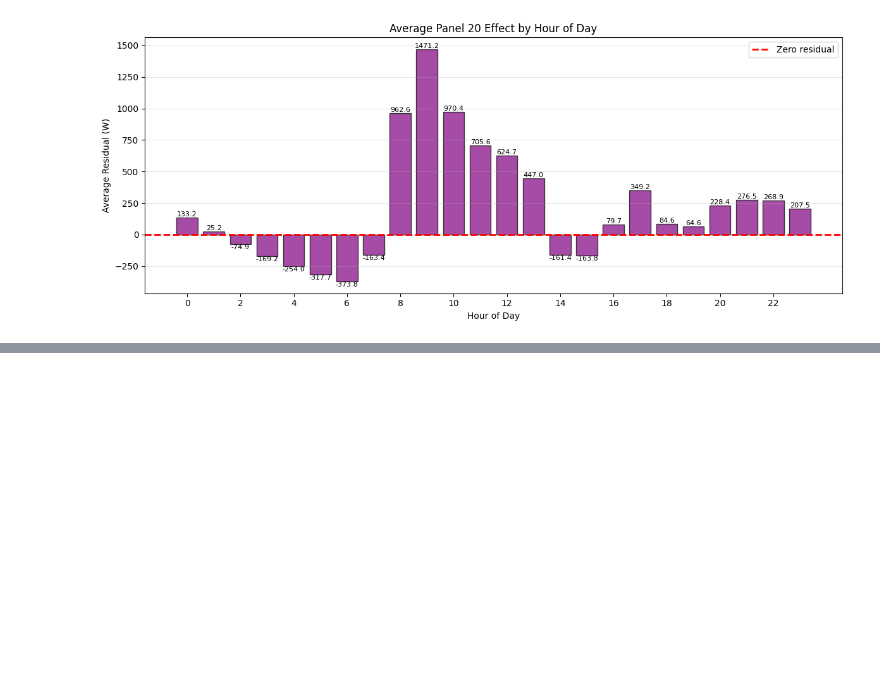
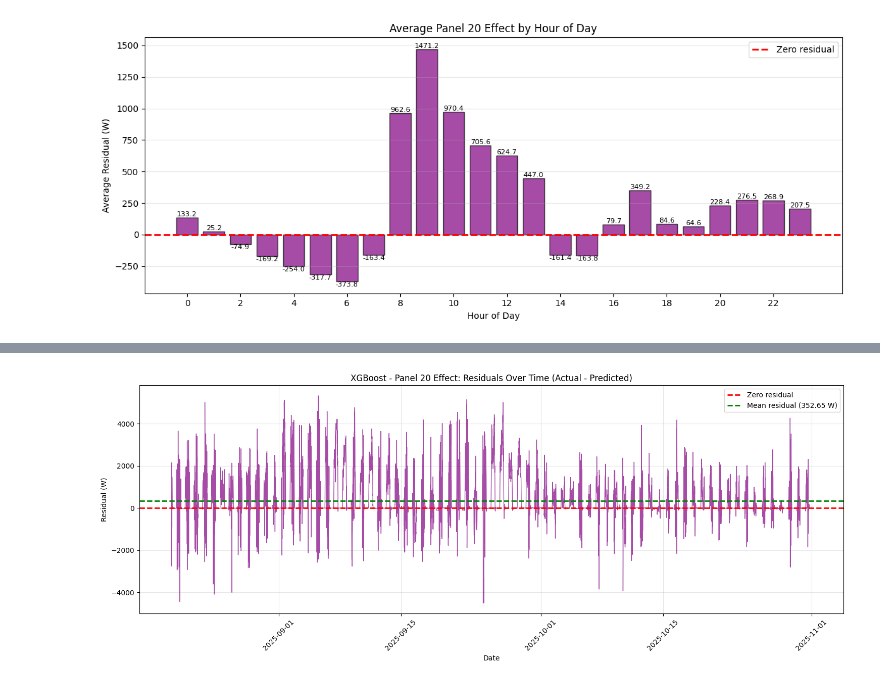
Before and after one commit to nhphuong2504/agrivoltaics, a Jupyter notebook: analyze-2.ipynb, the cells around one changed output, grey strips where cells are left out. Saved outputs shown, nothing was run; the diff lists cells and outputs as text; code cells hidden in the pictures; blank space fills up the shorter version.

```diff
--- a/analyze-2.ipynb
+++ b/analyze-2.ipynb
@@ -543,0 +747,18 @@ plt.show()
+# %%
+# Calculate residuals (Panel 20 Effect) for XGBoost
+# Residual = Actual - Predicted
+residuals_20_xgb = y_20 - y_20_pred_xgb
+
+print("XGBoost Residual Analysis (Panel 20 Effect):")
+print(f"  Mean residual: {residuals_20_xgb.mean():.4f} W")
+print(f"  Median residual: {residuals_20_xgb.median():.4f} W")
+print(f"  Std deviation: {residuals_20_xgb.std():.4f} W")
+print(f"  Min residual: {residuals_20_xgb.min():.4f} W")
+print(f"  Max residual: {residuals_20_xgb.max():.4f} W")
+print(f"\nInterpretation:")
+if residuals_20_xgb.mean() > 0:
+    print(f"  On average, Sensor 20 produces {residuals_20_xgb.mean():.2f} W MORE power than predicted")
+    print(f"  (Sensor 20 is more efficient/has higher output than Sensor 17)")
+else:
+    print(f"  On average, Sensor 20 produces {abs(residuals_20_xgb.mean()):.2f} W LESS power than predicted")
+    print(f"  (Sensor 20 is less efficient/has lower output than Sensor 17)")
@@ -543,0 +776,27 @@ plt.show()
+# %%
+# Visualize XGBoost residuals as time series
+fig, ax = plt.subplots(1, 1, figsize=(15, 6))
+
+# Sort by datetime for proper time series plotting
+sorted_idx_20 = datetime_20.argsort()
+
+# Convert residuals to array
+residuals_array_xgb = np.array(residuals_20_xgb)
+
+# Plot residuals over time
+ax.plot(datetime_20.iloc[sorted_idx_20], residuals_array_xgb[sorted_idx_20],
+        alpha=0.7, linewidth=1, color='purple')
+ax.axhline(y=0, color='red', linestyle='--', linewidth=2, label='Zero residual')
+ax.axhline(y=residuals_array_xgb.mean(), color='green', linestyle='--', linewidth=2,
+           label=f'Mean residual ({residuals_array_xgb.mean():.2f} W)')
+ax.set_xlabel('Date')
+ax.set_ylabel('Residual (W)')
+ax.set_title('XGBoost - Panel 20 Effect: Residuals Over Time (Actual - Predicted)')
+ax.legend()
+ax.grid(True, alpha=0.3)
+ax.tick_params(axis='x', rotation=45)
+
+plt.tight_layout()
+plt.show()
+# %% [output]
+[figure, added]
```
Also changed, not shown: parts of 16 cells of this notebook, 2 other files.
